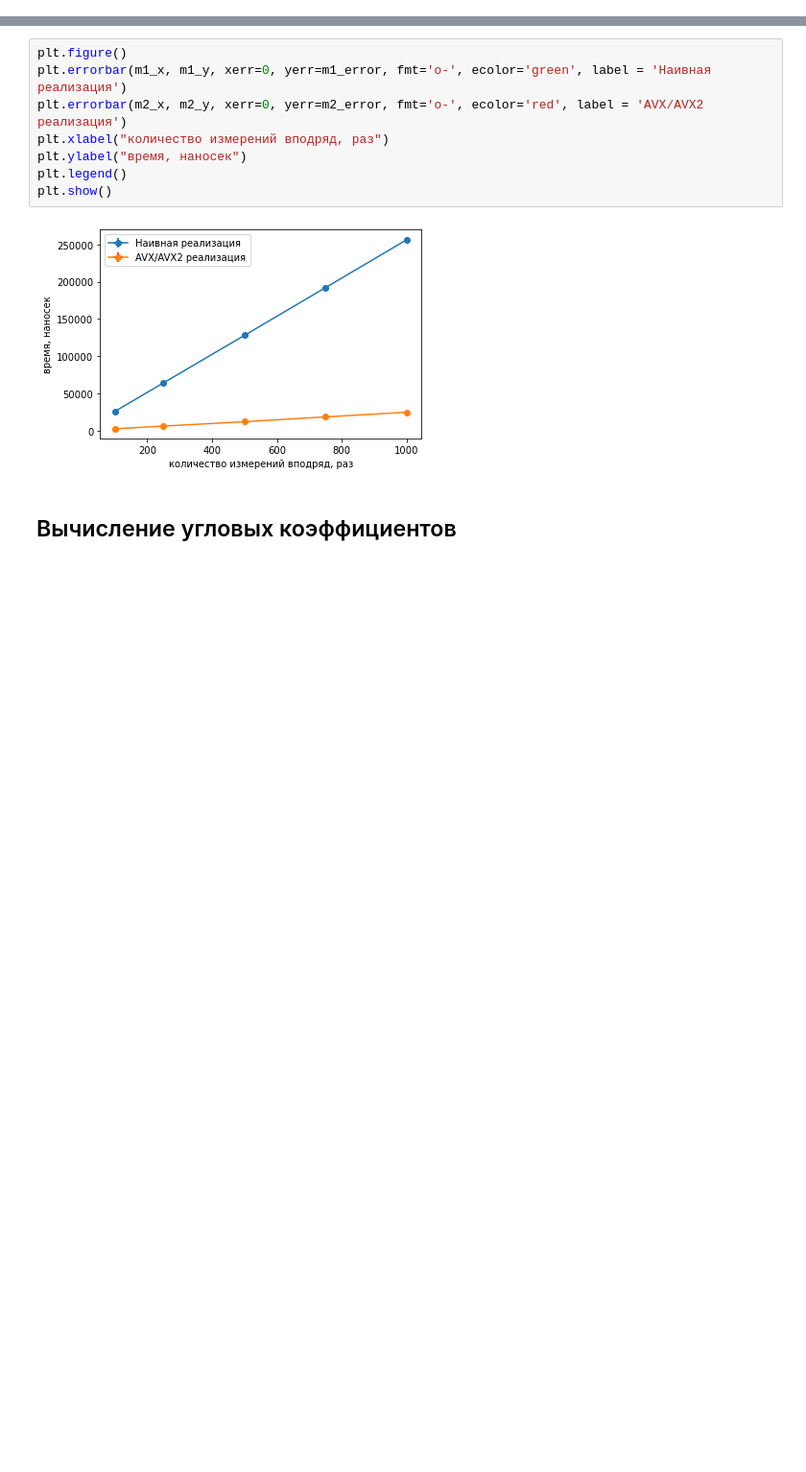
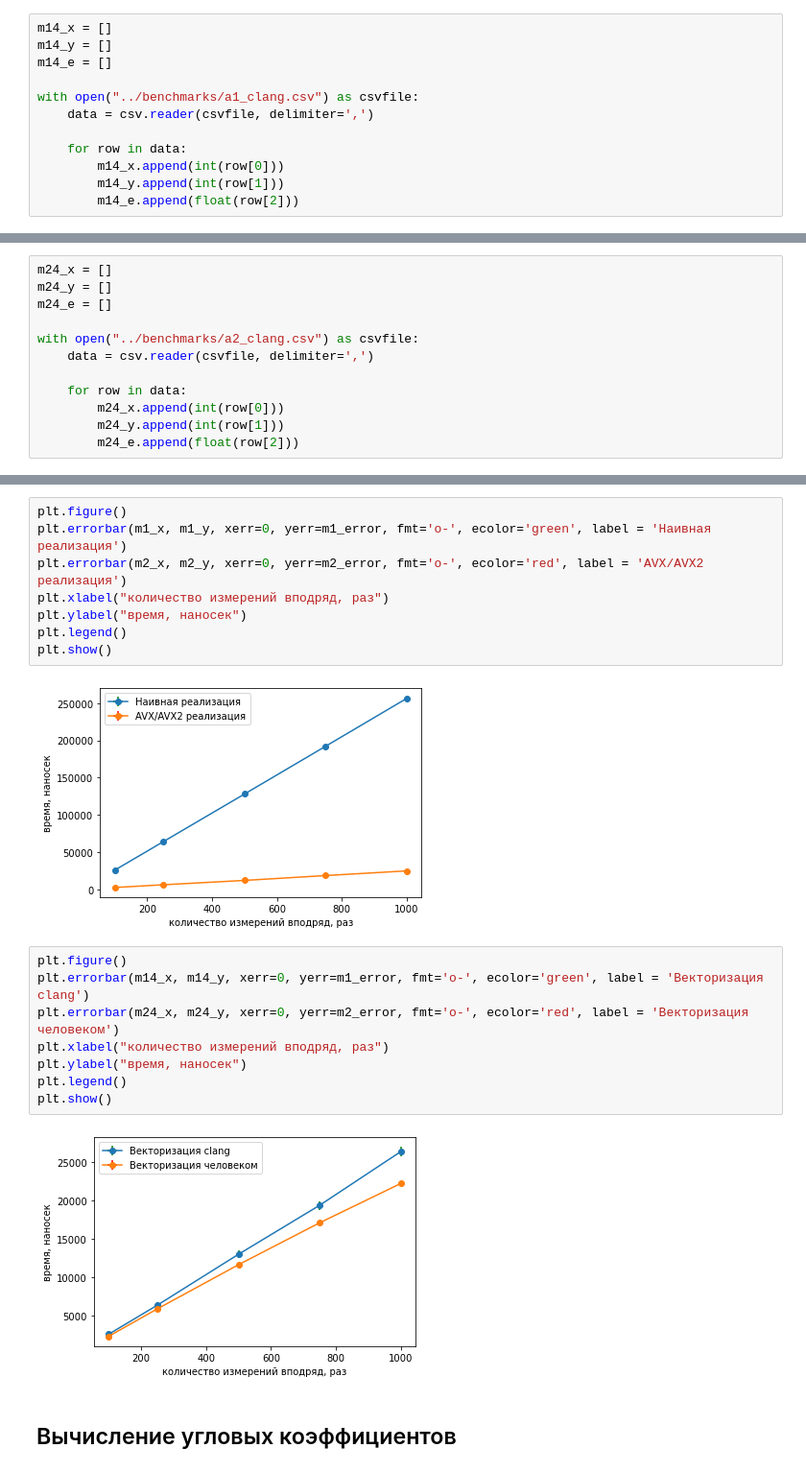
Before and after one commit to sqiportinhsa/AVX_Optimizations, a Jupyter notebook: AlphaBlending/plots/plots.ipynb, the cells around one changed output, grey strips where cells are left out. Shown at 96% size. Saved outputs shown, nothing was run; the diff lists cells and outputs as text; blank space fills up the shorter version.

Commit message:
add plots

```diff
--- a/AlphaBlending/plots/plots.ipynb
+++ b/AlphaBlending/plots/plots.ipynb
@@ -40,6 +40,18 @@ with open("../benchmarks/a1.3.csv") as csvfile:
         m13_x.append(int(row[0]))
         m13_y.append(int(row[1]))
         m13_e.append(float(row[2]))
+# %%
+m14_x = []
+m14_y = []
+m14_e = []
+
+with open("../benchmarks/a1_clang.csv") as csvfile:
+    data = csv.reader(csvfile, delimiter=',')
+
+    for row in data:
+        m14_x.append(int(row[0]))
+        m14_y.append(int(row[1]))
+        m14_e.append(float(row[2]))
 # %%
 m21_x = []
 m21_y = []
@@ -76,6 +88,18 @@ with open("../benchmarks/a2.3.csv") as csvfile:
         m23_x.append(int(row[0]))
         m23_y.append(int(row[1]))
         m23_e.append(float(row[2]))
+# %%
+m24_x = []
+m24_y = []
+m24_e = []
+
+with open("../benchmarks/a2_clang.csv") as csvfile:
+    data = csv.reader(csvfile, delimiter=',')
+
+    for row in data:
+        m24_x.append(int(row[0]))
+        m24_y.append(int(row[1]))
+        m24_e.append(float(row[2]))
 # %% [markdown]
 ## Вычисление средних значений и погрешностей
 # %%
@@ -130,6 +154,16 @@ plt.legend()
 plt.show()
 # %% [output]
 [figure]
+# %%
+plt.figure()
+plt.errorbar(m14_x, m14_y, xerr=0, yerr=m1_error, fmt='o-', ecolor='green', label = 'Векторизация clang')
+plt.errorbar(m24_x, m24_y, xerr=0, yerr=m2_error, fmt='o-', ecolor='red', label = 'Векторизация человеком')
+plt.xlabel("количество измерений вподряд, раз")
+plt.ylabel("время, наносек")
+plt.legend()
+plt.show()
+# %% [output]
+[figure, added]
 # %% [markdown]
 ## Вычисление угловых коэффициентов
 # %%
```
Also changed, not shown: 4 other files.
